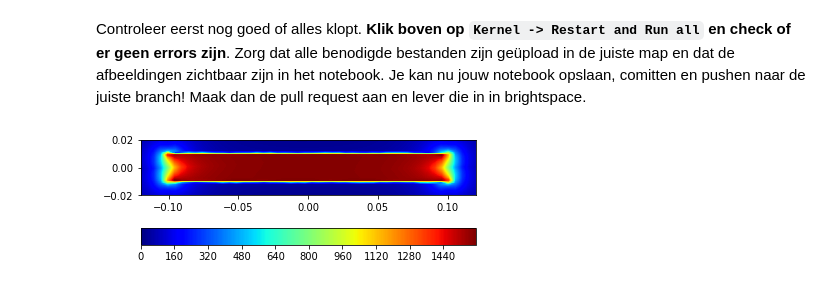
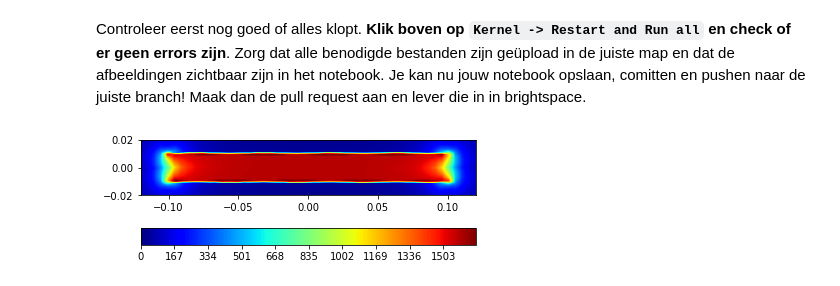
Before and after one commit to oprelo/opdrachten-DEF-D, a Jupyter notebook: DigitaleOntwerpopdrachten/2KrachtactuatorOpdracht/2KrachtactuatorOpdracht/KrachtactuatorOpdracht.ipynb, the cells around one changed output. Drawn from its saved outputs; the diff is of its cells as text; code cells hidden in the pictures.

```diff
--- a/DigitaleOntwerpopdrachten/2KrachtactuatorOpdracht/2KrachtactuatorOpdracht/KrachtactuatorOpdracht.ipynb
+++ b/DigitaleOntwerpopdrachten/2KrachtactuatorOpdracht/2KrachtactuatorOpdracht/KrachtactuatorOpdracht.ipynb
@@ -711,32 +711,32 @@ Controleer eerst nog goed of alles klopt. **Klik boven op `Kernel -> Restart and
 l_draad = 10 # Lengte draad
 r_sol = 0.01 # Straal solenoide
 L_sol = 0.2 # Lengte solenoide
 N = 100000 # Aantal wikkeling
 N_wikkeling = l_draad/(2*np.pi*r_sol)
 
 x,y,z =  parametrisatie(N,r_sol,N_wikkeling,L_sol)
 L = np.array([x,y,z])
 L = L.T
 
 n_z = 50
-n_y = 30
+n_y = 50
 
 z_array=np.linspace(-0.6*L_sol, 0.6*L_sol, n_z)
 y_array = np.linspace(-0.02,0.02,n_y)
 x_cords, y_cords, z_cords = np.meshgrid(0,y_array,z_array)
 r_field = np.array([x_cords,y_cords,z_cords]).T
 r_field = r_field[:,0,:,:]
 r_field = np.reshape(r_field,(len(y_array)*len(z_array),3))
 
 H_field, H_array = field_current(r_field, L, I)
 
 H_norm = np.sum(np.sqrt(H_field**2),axis=1)
 H_norm = np.reshape(H_norm,(n_z,n_y))
 
 clev = np.arange(0,H_field.max(),1)
 plt.contourf(z_cords[:,0,:].T, y_cords[:,0,:].T, H_norm, clev, cmap = plt.cm.jet)
 plt.colorbar(orientation='horizontal')
 plt.gca().set_aspect('equal')
 plt.show()
 # %% [output]
-[figure, old version]
+[figure, new version]
```
Also changed, not shown: parts of 6 cells of this notebook.
